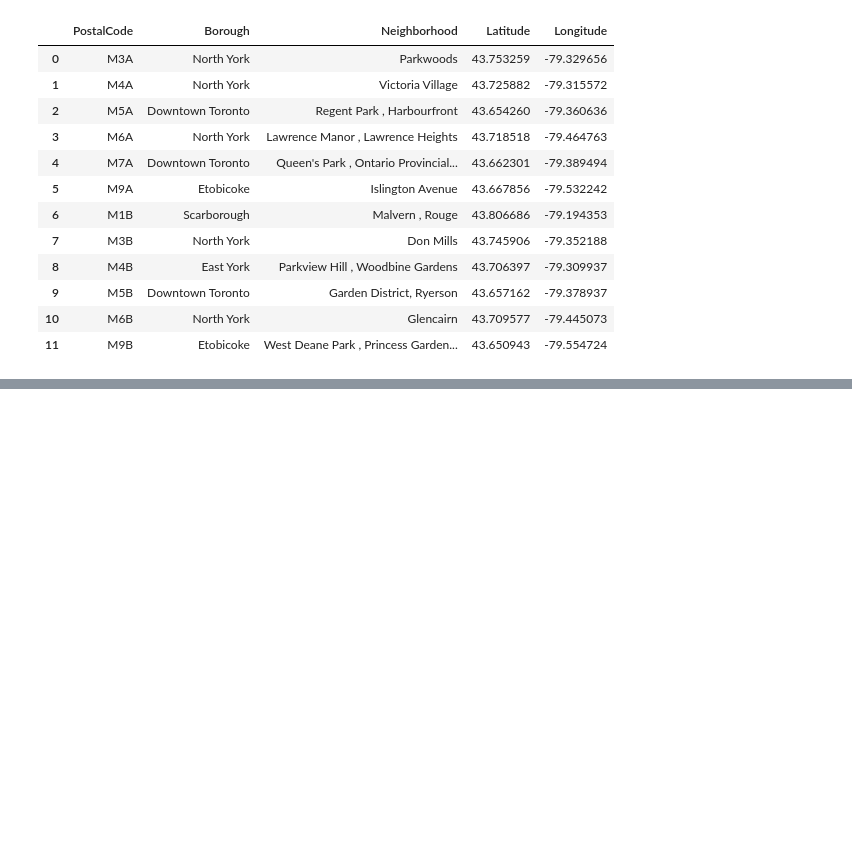
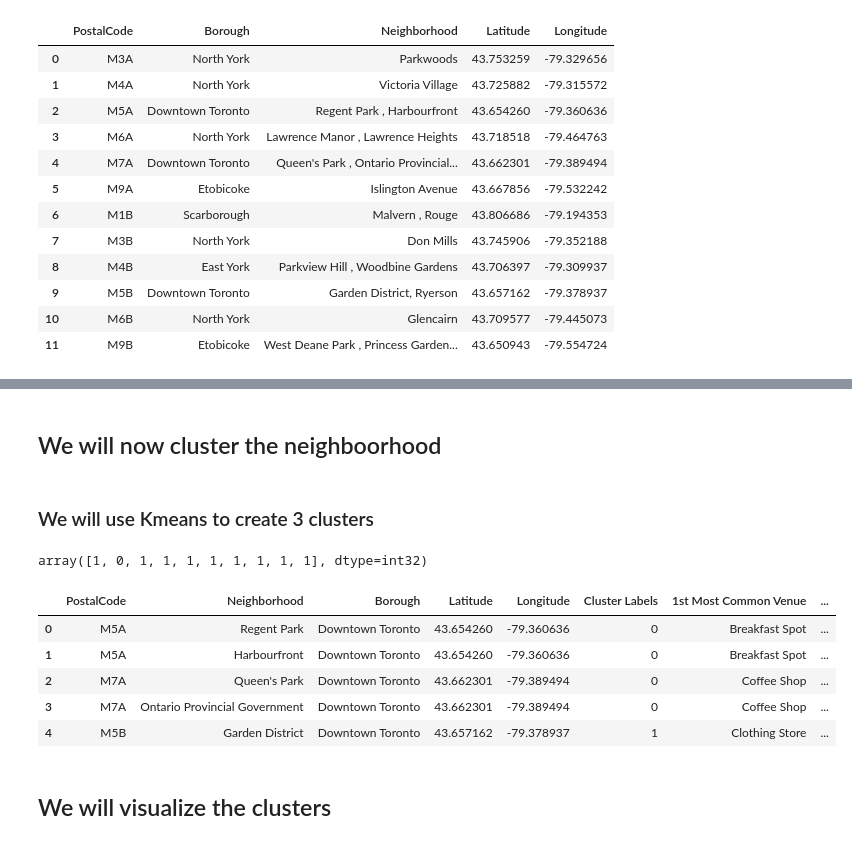
Before and after one commit to sarika1101/Coursera_Capstone, a Jupyter notebook: WEb scraping .ipynb, the cells around one changed output, grey strips where cells are left out. Cells and saved outputs as stored; diff of their text form; code cells hidden in the pictures; blank space fills up the shorter version.

```diff
--- a/WEb scraping .ipynb
+++ b/WEb scraping .ipynb
@@ -248,0 +629,17 @@ df_merge.head(12)
+# %% [markdown]
+## We will now cluster the neighboorhood
+# %% [markdown]
+### We will use Kmeans to create 3 clusters
+# %%
+# set number of clusters
+kclusters = 3
+
+toronto_grouped_clustering = toronto_grouped.drop('Neighborhood', 1)
+
+# run k-means clustering
+kmeans = KMeans(n_clusters=kclusters, random_state=0).fit(toronto_grouped_clustering)
+
+# check cluster labels generated for each row in the dataframe
+kmeans.labels_[0:10]
+# %% [output]
+array([1, 0, 1, 1, 1, 1, 1, 1, 1, 1], dtype=int32)
@@ -248,0 +654,11 @@ df_merge.head(12)
+# %%
+toronto_merged.head()
+# %% [output]
+|  | PostalCode | Neighborhood | Borough | Latitude | Longitude | Cluster Labels | 1st Most Common Venue | ... |
+| 0 | M5A | Regent Park | Downtown Toronto | 43.654260 | -79.360636 | 0 | Breakfast Spot | ... |
+| 1 | M5A | Harbourfront | Downtown Toronto | 43.654260 | -79.360636 | 0 | Breakfast Spot | ... |
+| 2 | M7A | Queen's Park | Downtown Toronto | 43.662301 | -79.389494 | 0 | Coffee Shop | ... |
+| 3 | M7A | Ontario Provincial Government | Downtown Toronto | 43.662301 | -79.389494 | 0 | Coffee Shop | ... |
+| 4 | M5B | Garden District | Downtown Toronto | 43.657162 | -79.378937 | 1 | Clothing Store | ... |
+# %% [markdown]
+## We will visualize the clusters
```
Also changed, not shown: parts of 56 cells of this notebook.
